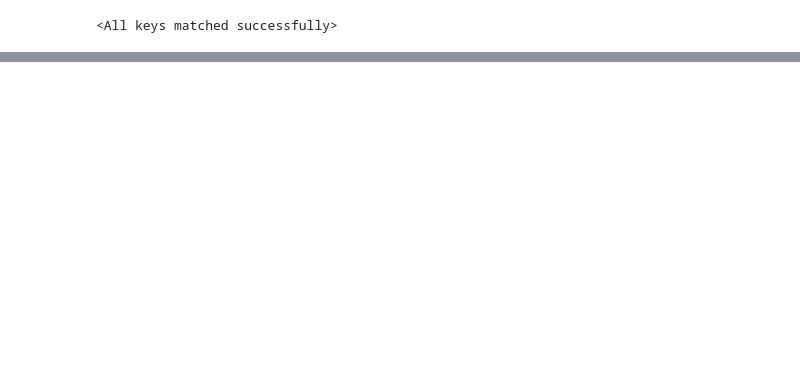
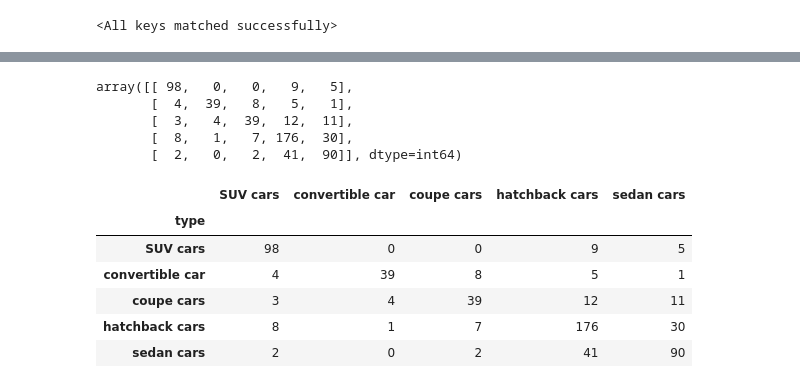
Before and after one commit to saenyakorn/cars-classification, a Jupyter notebook: model/model.ipynb, the cells around one changed output, grey strips where cells are left out. Cells and saved outputs as stored; diff of their text form; code cells hidden in the pictures; blank space fills up the shorter version.

```diff
--- a/model/model.ipynb
+++ b/model/model.ipynb
@@ -245,3 +267,24 @@ with torch.no_grad():
         pred = torch.argmax(outputs, dim=1)
         labels = np.concatenate((labels, label.numpy()))
         preds = np.concatenate((preds, pred.numpy()))
+# %%
+cm = confusion_matrix(labels, preds)
+cm
+# %% [output]
+array([[ 98,   0,   0,   9,   5],
+       [  4,  39,   8,   5,   1],
+       [  3,   4,  39,  12,  11],
+       [  8,   1,   7, 176,  30],
+       [  2,   0,   2,  41,  90]], dtype=int64)
+# %%
+cm_df = pd.DataFrame(cm, columns=['SUV cars', 'convertible car', 'coupe cars', 'hatchback cars','sedan cars'])
+cm_df = pd.concat((cm_df, pd.DataFrame(['SUV cars', 'convertible car', 'coupe cars', 'hatchback cars','sedan cars'],columns=['type'])), axis=1).set_index('type')
+cm_df
+# %% [output]
+|  | SUV cars | convertible car | coupe cars | hatchback cars | sedan cars |
+| type |  |  |  |  |  |
+| SUV cars | 98 | 0 | 0 | 9 | 5 |
+| convertible car | 4 | 39 | 8 | 5 | 1 |
+| coupe cars | 3 | 4 | 39 | 12 | 11 |
+| hatchback cars | 8 | 1 | 7 | 176 | 30 |
+| sedan cars | 2 | 0 | 2 | 41 | 90 |
```
Also changed, not shown: parts of 10 cells of this notebook.
